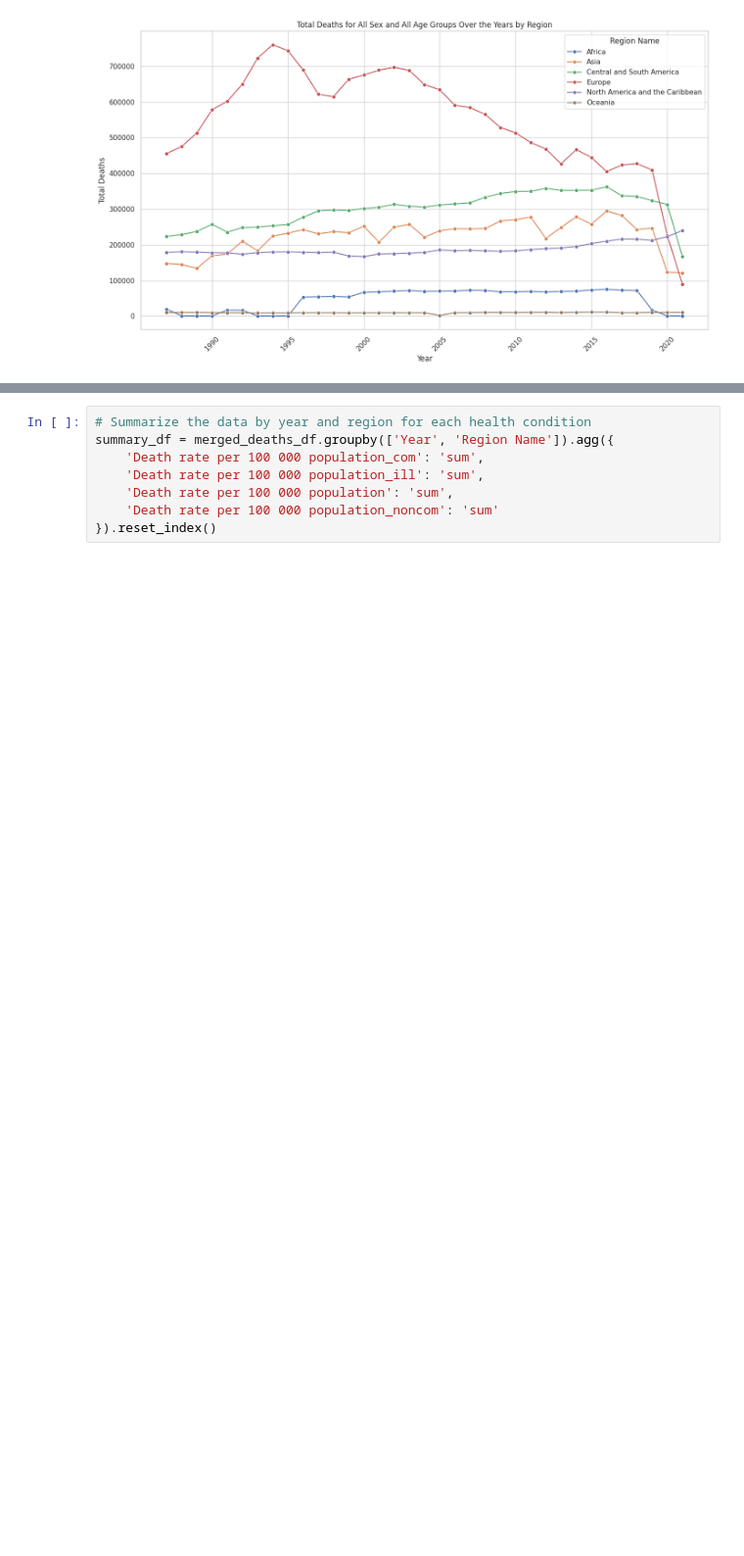
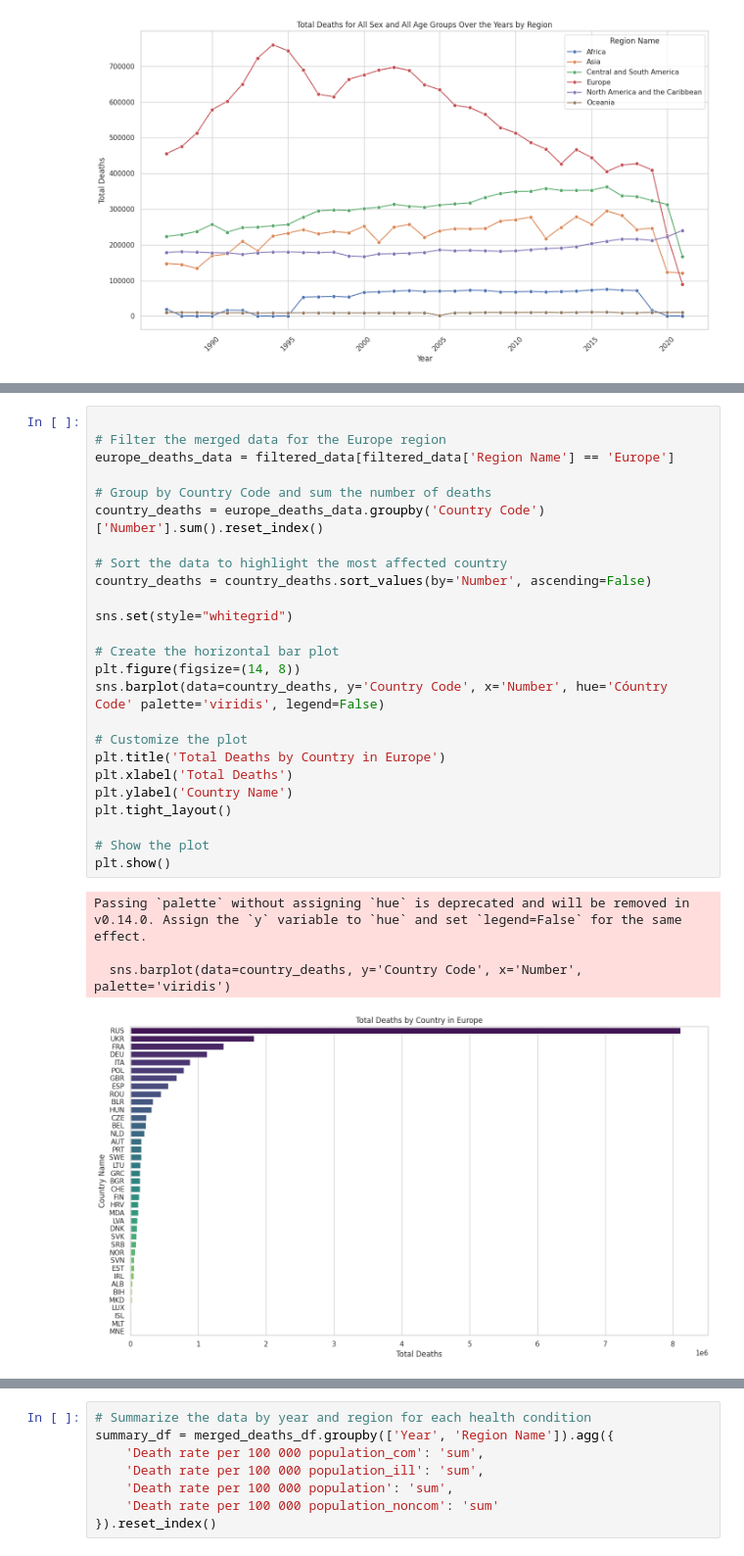
Before and after one commit to CEJ-Ezenezi/Global-Mortality-Analysis, a Jupyter notebook: global_mortality_patterns.ipynb, the cells around one changed output, grey strips where cells are left out. Shown at 98% size. Drawn from its saved outputs; the diff is of its cells as text; blank space fills up the shorter version.

```diff
--- a/global_mortality_patterns.ipynb
+++ b/global_mortality_patterns.ipynb
@@ -175,0 +168,30 @@ plt.show()
+# %%
+
+# Filter the merged data for the Europe region
+europe_deaths_data = filtered_data[filtered_data['Region Name'] == 'Europe']
+
+# Group by Country Code and sum the number of deaths
+country_deaths = europe_deaths_data.groupby('Country Code')['Number'].sum().reset_index()
+
+# Sort the data to highlight the most affected country
+country_deaths = country_deaths.sort_values(by='Number', ascending=False)
+
+sns.set(style="whitegrid")
+
+# Create the horizontal bar plot
+plt.figure(figsize=(14, 8))
+sns.barplot(data=country_deaths, y='Country Code', x='Number', hue='Cóuntry Code' palette='viridis', legend=False)
+
+# Customize the plot
+plt.title('Total Deaths by Country in Europe')
+plt.xlabel('Total Deaths')
+plt.ylabel('Country Name')
+plt.tight_layout()
+
+# Show the plot
+plt.show()
+# %% [output]
+Passing `palette` without assigning `hue` is deprecated and will be removed in v0.14.0. Assign the `y` variable to `hue` and set `legend=False` for the same effect.
+
+  sns.barplot(data=country_deaths, y='Country Code', x='Number', palette='viridis')
+[figure, added]
```
Also changed, not shown: parts of 16 cells of this notebook.
